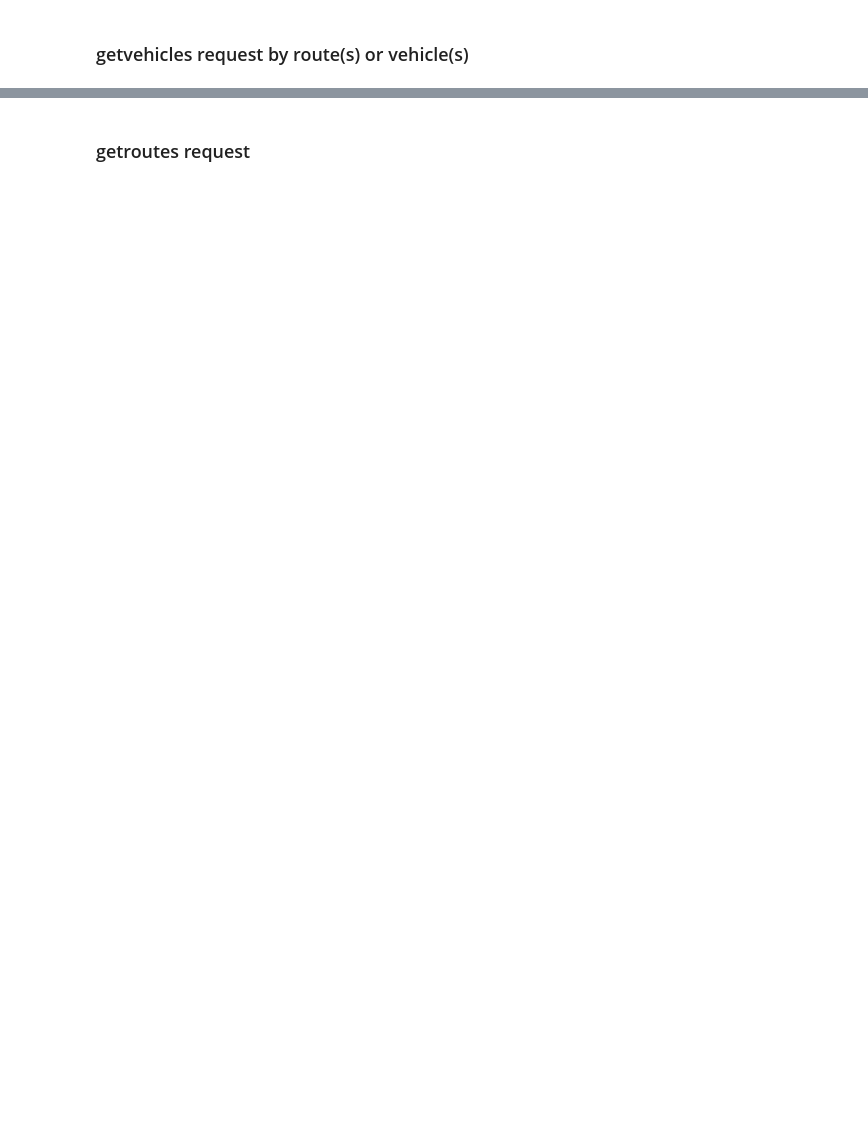
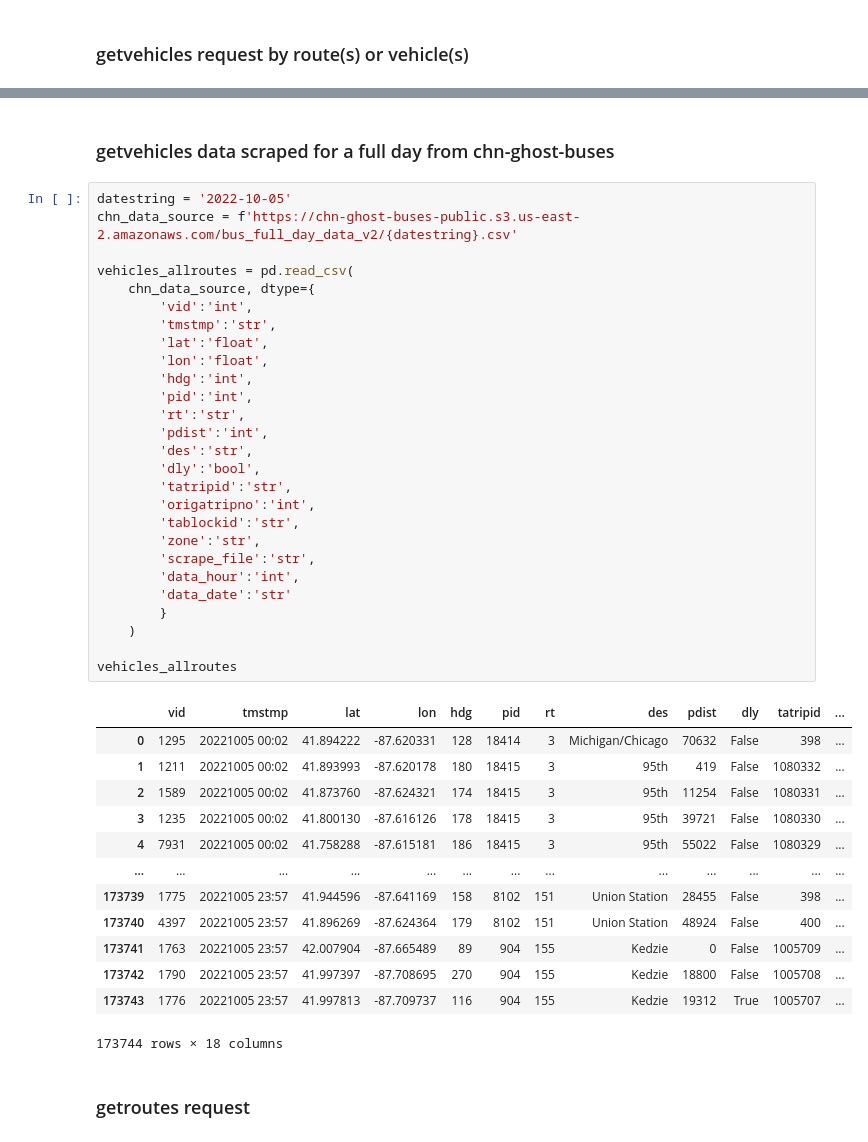
Before and after one commit to kristenhahn/cta_bus_tracker_exploration, a Jupyter notebook: cta_bus_tracker_exploration.ipynb, the cells around one changed output, grey strips where cells are left out. Saved outputs shown, nothing was run; the diff lists cells and outputs as text; blank space fills up the shorter version.

```diff
--- a/cta_bus_tracker_exploration.ipynb
+++ b/cta_bus_tracker_exploration.ipynb
@@ -48,3 +53,46 @@ test_vehicles_20_and_22
+# %% [markdown]
+### getvehicles data scraped for a full day from chn-ghost-buses
+# %%
+datestring = '2022-10-05'
+chn_data_source = f'https://chn-ghost-buses-public.s3.us-east-2.amazonaws.com/bus_full_day_data_v2/{datestring}.csv'
+
+vehicles_allroutes = pd.read_csv(
+    chn_data_source, dtype={
+        'vid':'int',
+        'tmstmp':'str',
+        'lat':'float',
+        'lon':'float',
+        'hdg':'int',
+        'pid':'int',
+        'rt':'str',
+        'pdist':'int',
+        'des':'str',
+        'dly':'bool',
+        'tatripid':'str',
+        'origatripno':'int',
+        'tablockid':'str',
+        'zone':'str',
+        'scrape_file':'str',
+        'data_hour':'int',
+        'data_date':'str'
+        }
+    )
+
+vehicles_allroutes
+# %% [output]
+|  | vid | tmstmp | lat | lon | hdg | pid | rt | des | pdist | dly | tatripid | ... |
+| 0 | 1295 | 20221005 00:02 | 41.894222 | -87.620331 | 128 | 18414 | 3 | Michigan/Chicago | 70632 | False | 398 | ... |
+| 1 | 1211 | 20221005 00:02 | 41.893993 | -87.620178 | 180 | 18415 | 3 | 95th | 419 | False | 1080332 | ... |
+| 2 | 1589 | 20221005 00:02 | 41.873760 | -87.624321 | 174 | 18415 | 3 | 95th | 11254 | False | 1080331 | ... |
+| 3 | 1235 | 20221005 00:02 | 41.800130 | -87.616126 | 178 | 18415 | 3 | 95th | 39721 | False | 1080330 | ... |
+| 4 | 7931 | 20221005 00:02 | 41.758288 | -87.615181 | 186 | 18415 | 3 | 95th | 55022 | False | 1080329 | ... |
+| ... | ... | ... | ... | ... | ... | ... | ... | ... | ... | ... | ... | ... |
+| 173739 | 1775 | 20221005 23:57 | 41.944596 | -87.641169 | 158 | 8102 | 151 | Union Station | 28455 | False | 398 | ... |
+| 173740 | 4397 | 20221005 23:57 | 41.896269 | -87.624364 | 179 | 8102 | 151 | Union Station | 48924 | False | 400 | ... |
+| 173741 | 1763 | 20221005 23:57 | 42.007904 | -87.665489 | 89 | 904 | 155 | Kedzie | 0 | False | 1005709 | ... |
+| 173742 | 1790 | 20221005 23:57 | 41.997397 | -87.708695 | 270 | 904 | 155 | Kedzie | 18800 | False | 1005708 | ... |
+| 173743 | 1776 | 20221005 23:57 | 41.997813 | -87.709737 | 116 | 904 | 155 | Kedzie | 19312 | True | 1005707 | ... |
+173744 rows × 18 columns
 # %% [markdown]
 ### getroutes request
 # %%
```
Also changed, not shown: parts of 20 cells of this notebook.
